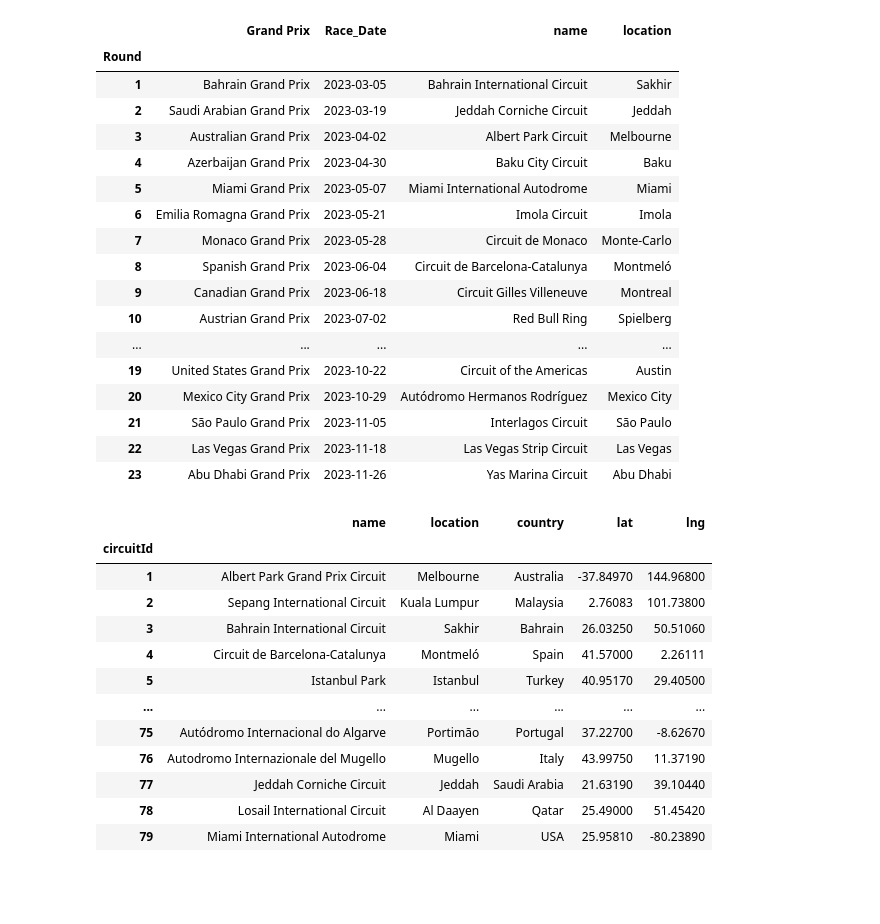
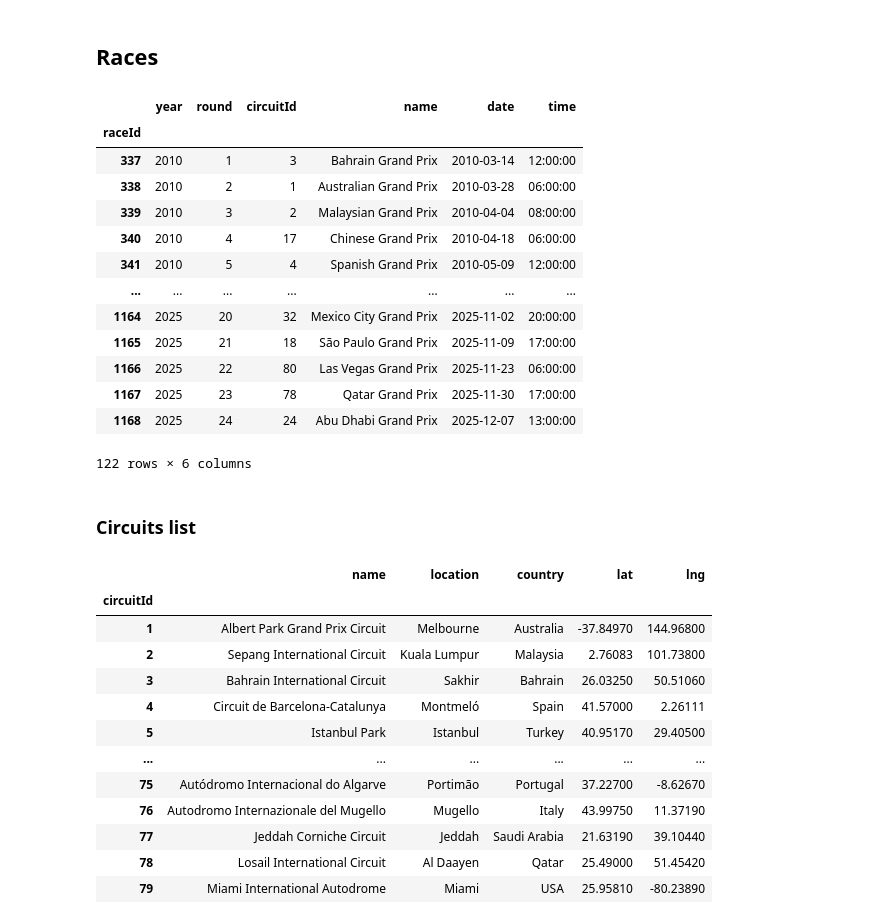
Before and after one commit to maxigiacc/Visualization_F1, a Jupyter notebook: F1.ipynb, the cells around one changed output. Cells and saved outputs as stored; diff of their text form; code cells hidden in the pictures; blank space fills up the shorter version.

```diff
--- a/F1.ipynb
+++ b/F1.ipynb
@@ -1,32 +1,2 @@
-# %%
-import pandas as pd
-
-
-df_races = pd.read_csv("./Calendar_F1_2023.csv", index_col = 0)
-df_races = df_races.rename(columns={'Race date' : 'Race_Date'})
-df_races['Race_Date'] = df_races['Race_Date'] + ' 2023'
-df_races['Race_Date'] = pd.to_datetime(df_races['Race_Date'], format='%d %B %Y', errors='coerce')
-df_races[['name', 'location']] = df_races['Circuit'].str.split(',', n=1, expand=True)
-df_races['name'] = df_races['name'].str.strip()
-df_races['location'] = df_races['location'].str.strip()
-df_races = df_races.drop(columns=['Circuit'])
-df_races
-# %% [output]
-|  | Grand Prix | Race_Date | name | location |
-| Round |  |  |  |  |
-| 1 | Bahrain Grand Prix | 2023-03-05 | Bahrain International Circuit | Sakhir |
-| 2 | Saudi Arabian Grand Prix | 2023-03-19 | Jeddah Corniche Circuit | Jeddah |
-| 3 | Australian Grand Prix | 2023-04-02 | Albert Park Circuit | Melbourne |
-| 4 | Azerbaijan Grand Prix | 2023-04-30 | Baku City Circuit | Baku |
-| 5 | Miami Grand Prix | 2023-05-07 | Miami International Autodrome | Miami |
-| 6 | Emilia Romagna Grand Prix | 2023-05-21 | Imola Circuit | Imola |
-| 7 | Monaco Grand Prix | 2023-05-28 | Circuit de Monaco | Monte-Carlo |
-| 8 | Spanish Grand Prix | 2023-06-04 | Circuit de Barcelona-Catalunya | Montmeló |
-| 9 | Canadian Grand Prix | 2023-06-18 | Circuit Gilles Villeneuve | Montreal |
-| 10 | Austrian Grand Prix | 2023-07-02 | Red Bull Ring | Spielberg |
-| ... | ... | ... | ... | ... |
-| 19 | United States Grand Prix | 2023-10-22 | Circuit of the Americas | Austin |
-| 20 | Mexico City Grand Prix | 2023-10-29 | Autódromo Hermanos Rodríguez | Mexico City |
-| 21 | São Paulo Grand Prix | 2023-11-05 | Interlagos Circuit | São Paulo |
-| 22 | Las Vegas Grand Prix | 2023-11-18 | Las Vegas Strip Circuit | Las Vegas |
-| 23 | Abu Dhabi Grand Prix | 2023-11-26 | Yas Marina Circuit | Abu Dhabi |
+# %% [markdown]
+## Races
@@ -33,3 +11,27 @@ df_races
+# %%
+df_races = pd.read_csv("./archive/races.csv", index_col=0)
+df_races = df_races.iloc[:, 0:6]
+selected_years = [2010, 2015, 2019, 2020, 2023, 2025]
+df_races = df_races[df_races["year"].isin(selected_years)]
+
+df_races
+# %% [output]
+|  | year | round | circuitId | name | date | time |
+| raceId |  |  |  |  |  |  |
+| 337 | 2010 | 1 | 3 | Bahrain Grand Prix | 2010-03-14 | 12:00:00 |
+| 338 | 2010 | 2 | 1 | Australian Grand Prix | 2010-03-28 | 06:00:00 |
+| 339 | 2010 | 3 | 2 | Malaysian Grand Prix | 2010-04-04 | 08:00:00 |
+| 340 | 2010 | 4 | 17 | Chinese Grand Prix | 2010-04-18 | 06:00:00 |
+| 341 | 2010 | 5 | 4 | Spanish Grand Prix | 2010-05-09 | 12:00:00 |
+| ... | ... | ... | ... | ... | ... | ... |
+| 1164 | 2025 | 20 | 32 | Mexico City Grand Prix | 2025-11-02 | 20:00:00 |
+| 1165 | 2025 | 21 | 18 | São Paulo Grand Prix | 2025-11-09 | 17:00:00 |
+| 1166 | 2025 | 22 | 80 | Las Vegas Grand Prix | 2025-11-23 | 06:00:00 |
+| 1167 | 2025 | 23 | 78 | Qatar Grand Prix | 2025-11-30 | 17:00:00 |
+| 1168 | 2025 | 24 | 24 | Abu Dhabi Grand Prix | 2025-12-07 | 13:00:00 |
+122 rows × 6 columns
+# %% [markdown]
+### Circuits list
 # %%
 df_circuits = pd.read_csv("./archive/circuits.csv", index_col=0)
 df_circuits = df_circuits.iloc[:, 1:-2]
```
Also changed, not shown: parts of 10 cells of this notebook, 16 other files.
